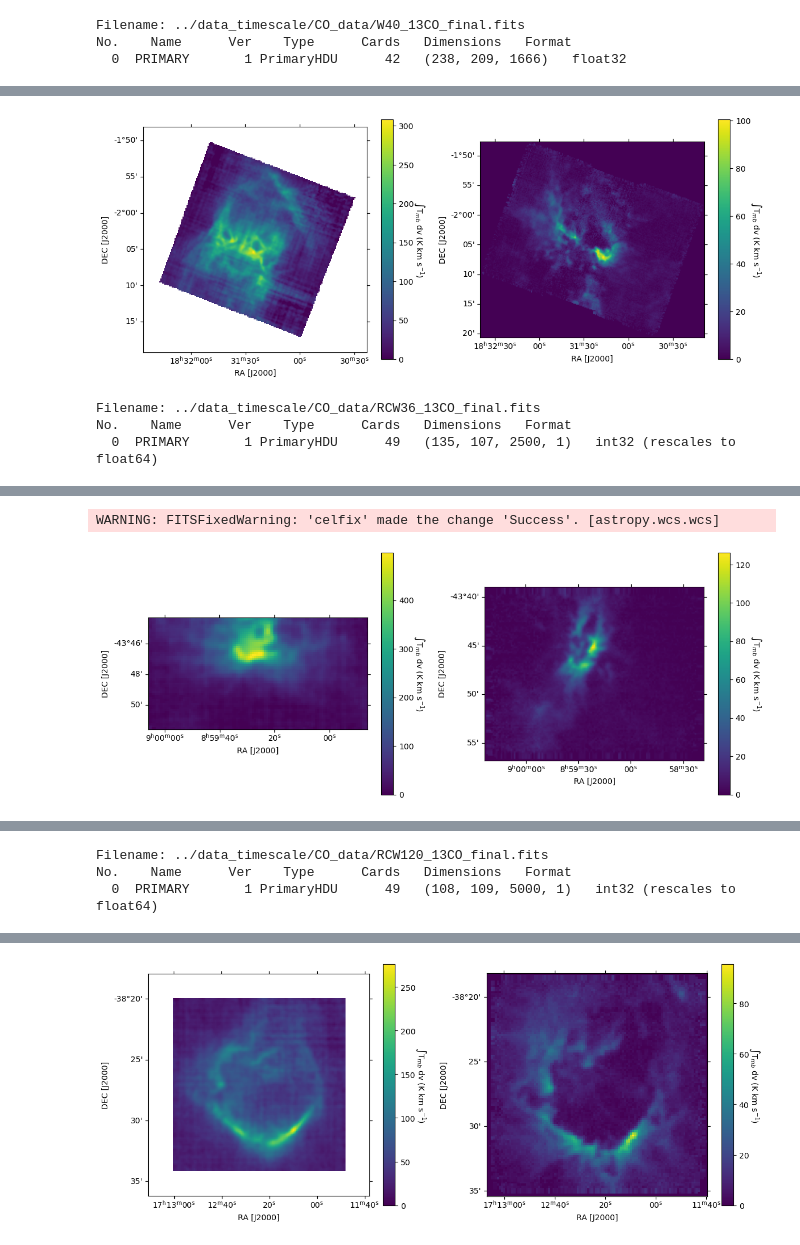
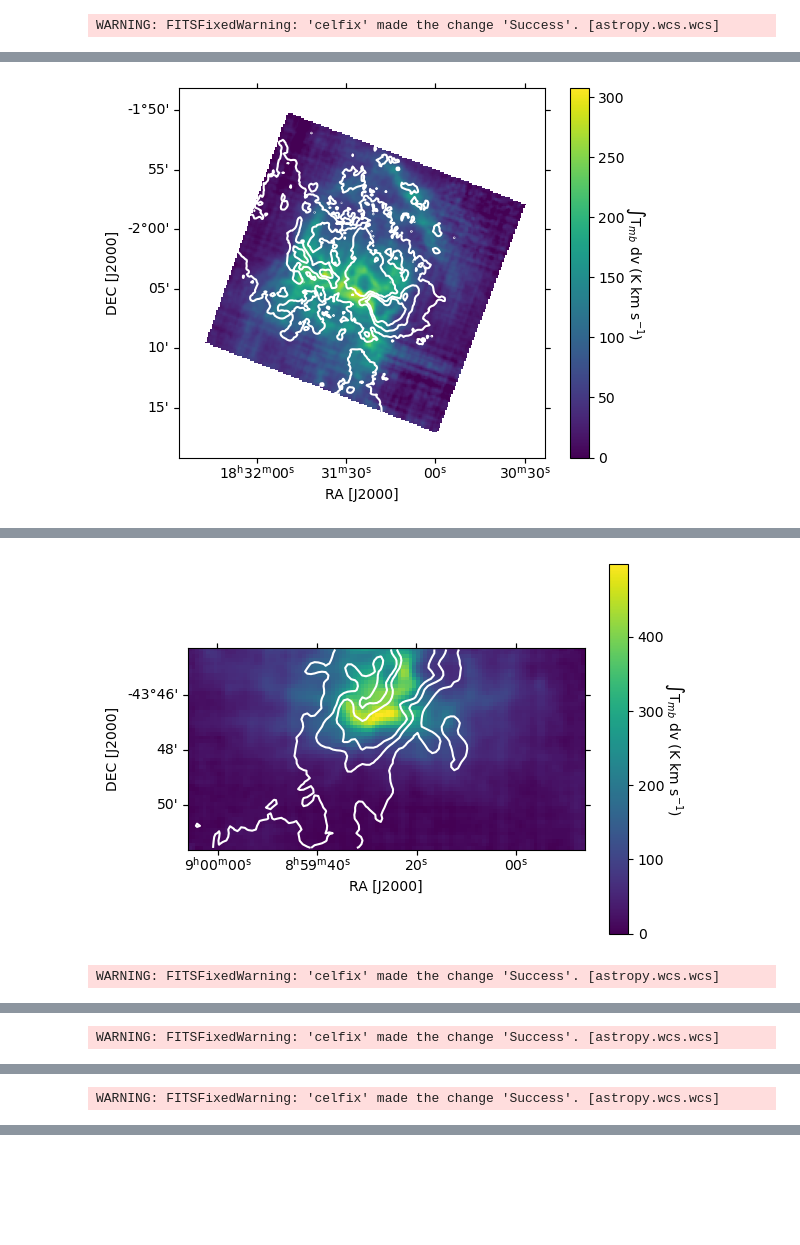
Before and after one commit to lmlb-astro/timescale-CII-, a Jupyter notebook: CO_on_CII.ipynb, the cells around one changed output, grey strips where cells are left out. Drawn from its saved outputs; the diff is of its cells as text; code cells hidden in the pictures; blank space fills up the shorter version.

Commit message:
reproject and 13CO contours

```diff
--- a/CO_on_CII.ipynb
+++ b/CO_on_CII.ipynb
@@ -102,6 +104,27 @@ def plot_CII_CO(data_CII, map_13CO, w_CII, w_13):
 
     plt.tight_layout()
     plt.show()
+# %%
+## plot the 13CO contours on [CII]
+def plot_CO_on_CII(data_CII, map_13CO, w_CII, levs = [40., 80., 120.], wids = [0.7, 0.9, 1.1]):
+    fig, ax = plt.subplots()
+    ax1 = fig.add_subplot(111, projection = w_CII)
+    im1 = ax1.imshow(data_CII, origin='lower', vmin=0., cmap = 'viridis')
+
+    ## contours
+    ax1.contour(map_13CO, levels = levs, widths = wids, colors = 'w')
+
+    ## axis labels
+    ax1.set_xlabel('RA [J2000]')
+    ax1.set_ylabel('DEC [J2000]')
+
+    ## set colorbar
+    cbar1 = fig.colorbar(im1)
+    cbar1.set_label('$\int$T$_{mb}$ dv (K km s$^{-1}$)', labelpad=15., rotation=270.)
+
+    ax.axis('off')
+
+    plt.show()
 # %%
 for name in names.keys():
     ## open the [CII] data
@@ -112,7 +135,6 @@ for name in names.keys():
 
     ## open the 13CO data
     hdu = pyfits.open('../data_timescale/CO_data/' + names[name][-1] + '_13CO_final.fits')
-    hdu.info()
     data_13CO = hdu[0].data
     header_13CO = hdu[0].header
 
@@ -130,9 +152,20 @@ for name in names.keys():
     if z2 < z1: z1, z2 = z2, z1 ## ensure z1 < z2 for inversed velocity axes
     map_13CO = np.nansum(data_13CO[z1:z2,:,:], axis = 0)* 0.001 * abs(header_13CO['CDELT3'])
 
+    ##########
+
     ## plot [CII] and 13CO
-    plot_CII_CO(data_CII, map_13CO, w_CII, w_13)
+    #plot_CII_CO(data_CII, map_13CO, w_CII, w_13)
+
+    ## reproject the 13CO map to [CII] and save
+    newHDU = pyfits.PrimaryHDU(map_13CO, header_13COn)
+    array, footprint = reproject_interp(newHDU, header_CII)
+
+    #stor_hdu = pyfits.PrimaryHDU(array, header_CII)
+    #stor_hdu.writeto('../data_timescale/integrated/' + names[name][-1] + '_13CO_final_20_8_0p5_clean_integrated.fits')
+
+    ## 13CO contours on the [CII] map
+    #plot_CO_on_CII(data_CII, array, w_CII)
+    plot_CO_on_CII(data_CII, array, w_CII, levs = [10., 30., 50.])
 # %% [output]
-Filename: ../data_timescale/CO_data/W40_13CO_final.fits
-No.    Name      Ver    Type      Cards   Dimensions   Format
-  0  PRIMARY       1 PrimaryHDU      42   (238, 209, 1666)   float32
+WARNING: FITSFixedWarning: 'celfix' made the change 'Success'. [astropy.wcs.wcs]
@@ -139,0 +173 @@ WARNING: FITSFixedWarning: 'celfix' made the change 'Success'. [astropy.wcs.wcs]
+[figure, new version]
@@ -141,4 +175,2 @@ no 4th dimension
-[figure, old version]
+[figure, new version]
-Filename: ../data_timescale/CO_data/RCW36_13CO_final.fits
-No.    Name      Ver    Type      Cards   Dimensions   Format
-  0  PRIMARY       1 PrimaryHDU      49   (135, 107, 2500, 1)   int32 (rescales to float64)
+WARNING: FITSFixedWarning: 'celfix' made the change 'Success'. [astropy.wcs.wcs]
@@ -145,2 +178 @@ No.    Name      Ver    Type      Cards   Dimensions   Format
 WARNING: FITSFixedWarning: 'celfix' made the change 'Success'. [astropy.wcs.wcs]
-[figure, old version]
@@ -147,3 +180 @@ WARNING: FITSFixedWarning: 'celfix' made the change 'Success'. [astropy.wcs.wcs]
-Filename: ../data_timescale/CO_data/RCW120_13CO_final.fits
-No.    Name      Ver    Type      Cards   Dimensions   Format
-  0  PRIMARY       1 PrimaryHDU      49   (108, 109, 5000, 1)   int32 (rescales to float64)
+WARNING: FITSFixedWarning: 'celfix' made the change 'Success'. [astropy.wcs.wcs]
@@ -151 +181,0 @@ WARNING: FITSFixedWarning: 'celfix' made the change 'Success'. [astropy.wcs.wcs]
-[figure, old version]
```
Also changed, not shown: parts of 2 cells of this notebook.
